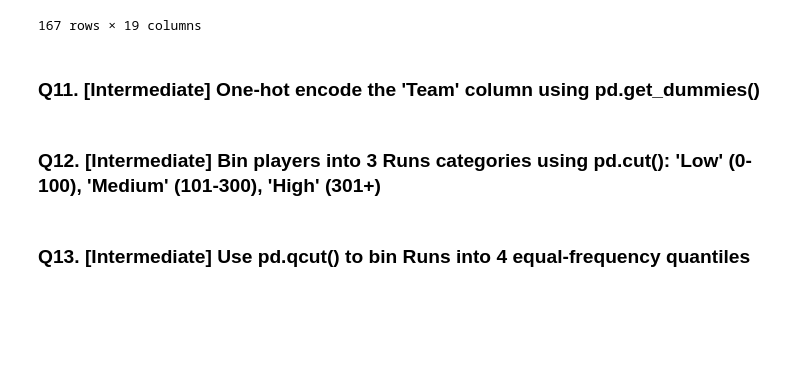
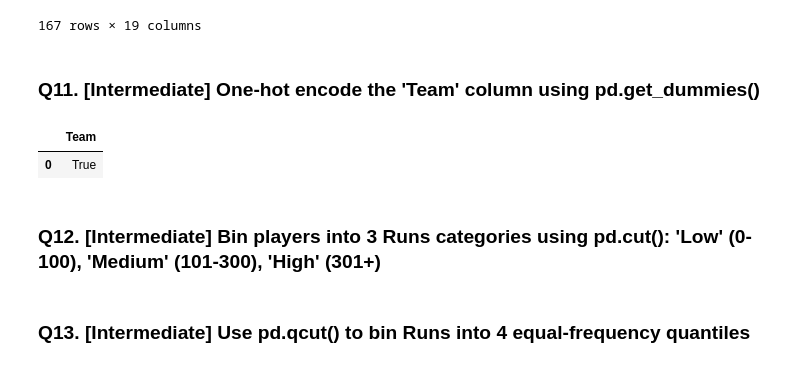
Before and after one commit to Harshit-kumar38/IPL-Dataset-Analysis-Pandas-, a Jupyter notebook: IPL_Pandas_Practice_275Q.ipynb, the cells around one changed output. Saved outputs shown, nothing was run; the diff lists cells and outputs as text; code cells hidden in the pictures; blank space fills up the shorter version.

```diff
--- a/IPL_Pandas_Practice_275Q.ipynb
+++ b/IPL_Pandas_Practice_275Q.ipynb
@@ -1551,6 +1551,10 @@ df
 ### Q11. [Intermediate] One-hot encode the 'Team' column using pd.get_dummies()
 # %%
 # Make sure you have the Team column first
+pd.get_dummies('Team')
+# %% [output]
+|  | Team |
+| 0 | True |
 # %% [markdown]
 ### Q12. [Intermediate] Bin players into 3 Runs categories using pd.cut(): 'Low' (0-100), 'Medium' (101-300), 'High' (301+)
 # %%
```
Also changed, not shown: parts of 1 cell of this notebook.
